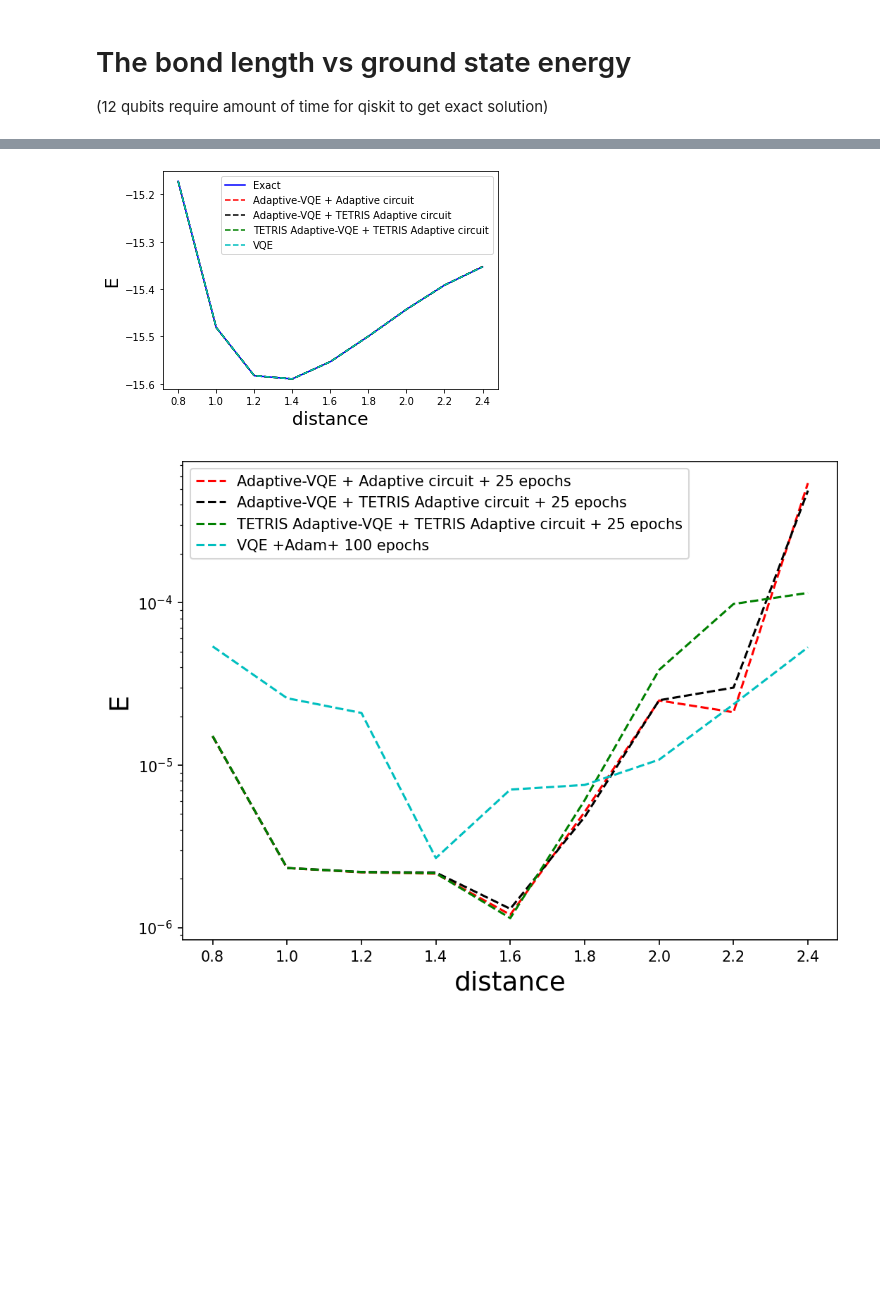
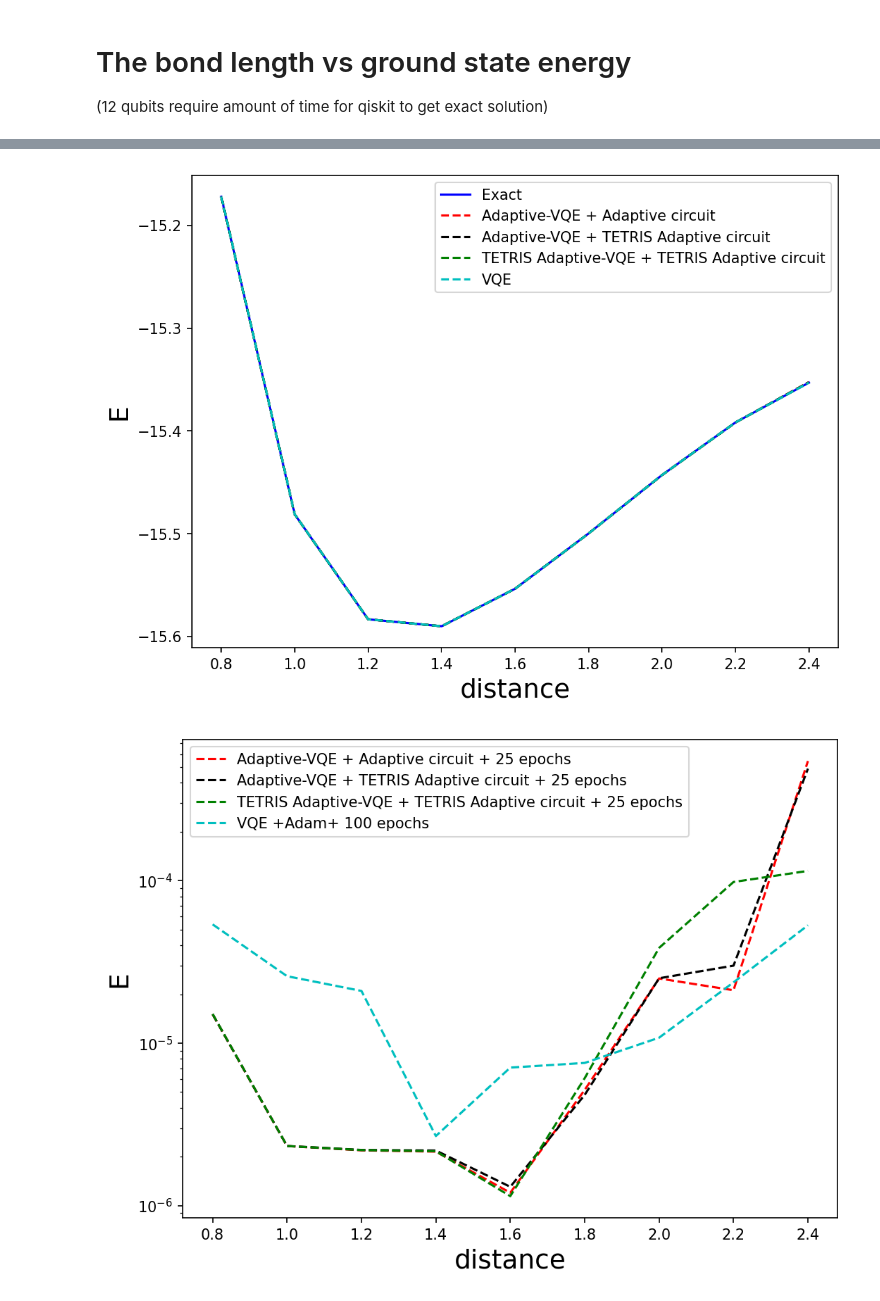
Before and after one commit to ichen17/Qhack2023--project, a Jupyter notebook: TETRIS_Adaptive_VQE_for_BeH2.ipynb, the cells around one changed output, grey strips where cells are left out. Drawn from its saved outputs; the diff is of its cells as text; code cells hidden in the pictures; blank space fills up the shorter version.

```diff
--- a/TETRIS_Adaptive_VQE_for_BeH2.ipynb
+++ b/TETRIS_Adaptive_VQE_for_BeH2.ipynb
@@ -1155,7 +1163,7 @@ Number of gates = 47
 
 Circuit Depth = 21
 # %%
-def run_VQE_again(r,conv_tol=1e-04):
+def run_VQE_again(r,conv_tol=1e-04,active_orb=6,num_e=4):
     """Performs a VQE routine for the given hydrogen molecule.
 
     Args:
@@ -1168,9 +1176,9 @@ def run_VQE_again(r,conv_tol=1e-04):
     a0=0.529177210903
     coordinates=[0.0, 0.0, -r/a0, 0.0, 0.0, 0.0, 0.0, 0.0, r/a0]
     charge=0
-    hamiltonian = hydrogen_hamiltonian(np.array(coordinates), charge)
+    hamiltonian = hydrogen_hamiltonian(np.array(coordinates), charge, active_orb=active_orb)
 
-    electrons = 4
+    electrons = num_e
     num_qubits = len(hamiltonian.wires)
 
     hf_state = hf(electrons, num_qubits)
@@ -1294,7 +1302,8 @@ plt.show()
 # The bond length vs ground state energy
 (12 qubits require amount of time for qiskit to get exact solution)
 # %%
-def get_sol_from_qiskit(r):
+from qiskit.algorithms import NumPyMinimumEigensolver
+def get_sol_from_qiskit(r,active_orb=6,num_electrons=4,parity=False):
     hydrogen_t = [["H", [-r, 0.0, 0.0]],
                   ["Be", [0.0, 0.0, 0.0]],
                   ["H", [r, 0.0, 0.0]]]
@@ -1313,8 +1322,8 @@ def get_sol_from_qiskit(r):
     # Define the active space around the Fermi level
     # (selected automatically around the HOMO and LUMO, ordered by energy)
     transformer = ActiveSpaceTransformer(
-        num_electrons=4, #how many electrons we have in our active space
-        num_molecular_orbitals=6, #how many orbitals we have in our active space
+        num_electrons=num_electrons, #how many electrons we have in our active space
+        num_molecular_orbitals=active_orb, #how many orbitals we have in our active space
     )
 
     # Now you can get the reduced electronic structure problem
@@ -1322,23 +1331,35 @@ def get_sol_from_qiskit(r):
 
     # The second quantized Hamiltonian of the reduce problem
     second_q_ops_reduced = problem_reduced.second_q_ops()
-    mapper = JordanWignerMapper()
+    if parity !=True:
+        mapper = JordanWignerMapper()
 
-    converter = QubitConverter(mapper)
+        converter = QubitConverter(mapper)
 
-    qubit_op = converter.convert(second_q_ops_reduced["ElectronicEnergy"])
+        qubit_op = converter.convert(second_q_ops_reduced["ElectronicEnergy"])
+
+    else:
+        parity_mapper = ParityMapper()
+        # Set the qubit converter with two qubit reduction to reduce the computational cost
+        parity_converter = QubitConverter(parity_mapper, two_qubit_reduction=True)
+
+        # Compute the Hamitonian in qubit form
+        qubit_op_parity = parity_converter.convert(second_q_ops_reduced.get('ElectronicEnergy'), num_particles=problem_reduced.num_particles)
+
+
     vqe_factory = VQEUCCFactory( # This is an example of UCC"SD" ansatz
     quantum_instance=Aer.get_backend("aer_simulator_statevector"),
     optimizer=SLSQP(),
     ansatz=UCC(excitations='sd')
     )
 
-    from qiskit.algorithms import NumPyMinimumEigensolver
-
     numpy_solver = NumPyMinimumEigensolver()
-
-    solver = GroundStateEigensolver(converter, vqe_factory)  # Define Numpy
-    real_solution_t = solver.solve(problem_reduced).total_energies[0]
+    if parity==True:
+        solver = GroundStateEigensolver(parity_converter, vqe_factory)
+        real_solution_t = solver.solve(problem_reduced).total_energies[0]
+    else:
+        solver = GroundStateEigensolver(converter, vqe_factory)
+        real_solution_t = solver.solve(problem_reduced).total_energies[0]
     return  real_solution_t
 # %%
 r_lst=[i*0.2+0.8 for i in range(9)]
@@ -1438,15 +1387,16 @@ Epoch = 2, Energy = -15.16922532 Ha
 # %%
+plt.figure(figsize=(8, 6), dpi=150)
 plt.plot(r_lst,exact,'b', label='Exact')
 plt.plot(r_lst,AA_result,'r--', label='Adaptive-VQE + Adaptive circuit')
 plt.plot(r_lst,AT_result,'k--', label='Adaptive-VQE + TETRIS Adaptive circuit')
 plt.plot(r_lst,TT_result,'g--', label='TETRIS Adaptive-VQE + TETRIS Adaptive circuit')
 plt.plot(r_lst,result,'c--', label='VQE')
 plt.legend()
 plt.ylabel('E', fontsize=18)
 plt.xlabel('distance', fontsize=18)
 plt.show()
 # %% [output]
-[figure, old version]
+[figure, new version]
 # %%
 #plt.plot(r_lst,exact,'b', label='Exact')
 plt.figure(figsize=(8, 6), dpi=150)
```
Also changed, not shown: parts of 20 cells of this notebook.
